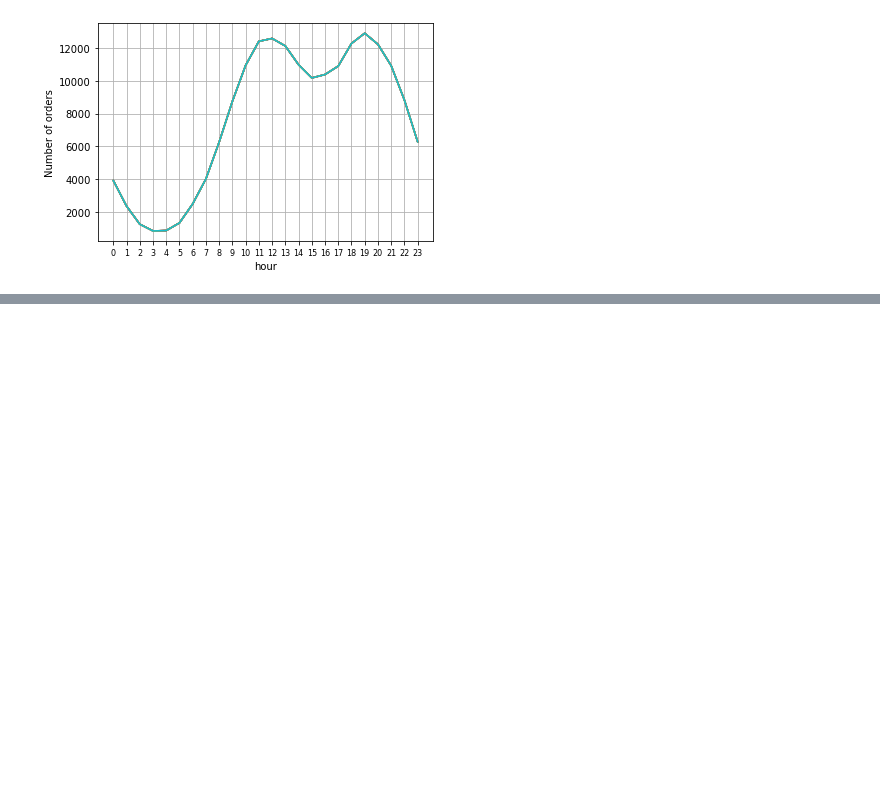
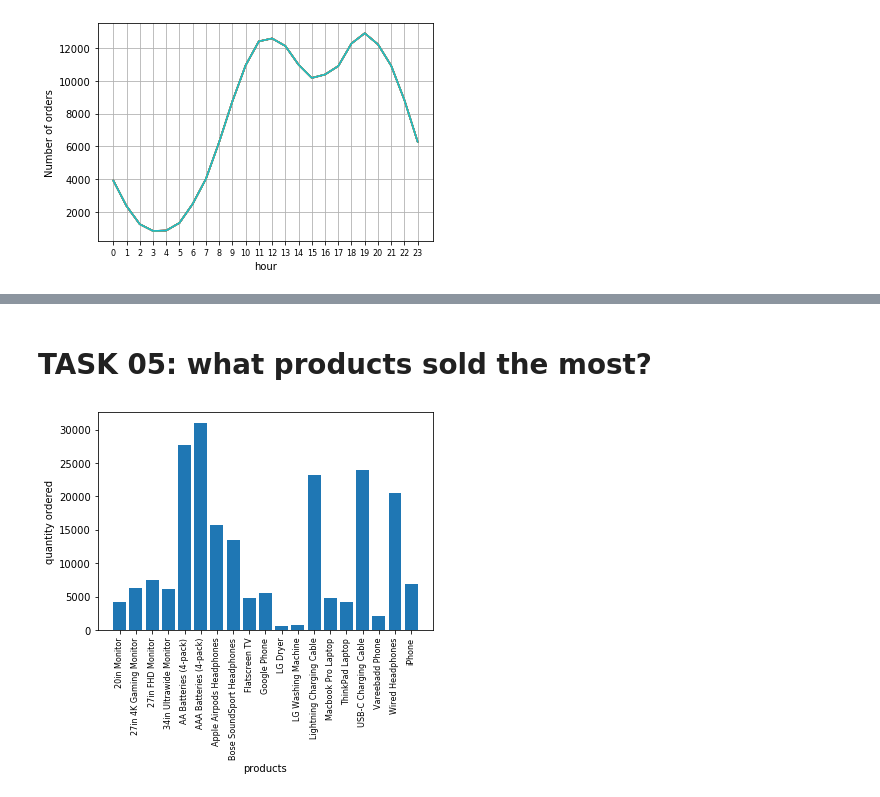
Before and after one commit to gayaniindunil/Data-Analysis-with-Python, a Jupyter notebook: sales_data_analysis.ipynb, the cells around one changed output, grey strips where cells are left out. Drawn from its saved outputs; the diff is of its cells as text; code cells hidden in the pictures; blank space fills up the shorter version.

Commit message:
task 04 and task 05

```diff
--- a/sales_data_analysis.ipynb
+++ b/sales_data_analysis.ipynb
@@ -246,0 +251,6 @@ TASK 04: what products are sold
+# %%
+### group items of the same order together
+df = all_data[all_data['Order ID'].duplicated(keep = False)]
+df['grouped'] = df.groupby('Order ID')['Product'].transform(lambda x: ','.join(x))
+df = df[['Order ID','grouped']].drop_duplicates()
+df.head()
@@ -246,0 +291,15 @@ TASK 04: what products are sold
+# %% [markdown]
+# TASK 05: what products sold the most?
+# %%
+produt_group = all_data.groupby('Product')
+quantity_ordered = produt_group.sum()['Quantity Ordered']
+
+products = [product for product, df in produt_group]
+
+plt.bar(products,quantity_ordered)
+plt.xticks(proucts,rotation='vertical', size =8)
+plt.ylabel('quantity ordered')
+plt.xlabel('products')
+plt.show()
+# %% [output]
+[figure, added]
```
Also changed, not shown: parts of 6 cells of this notebook.
